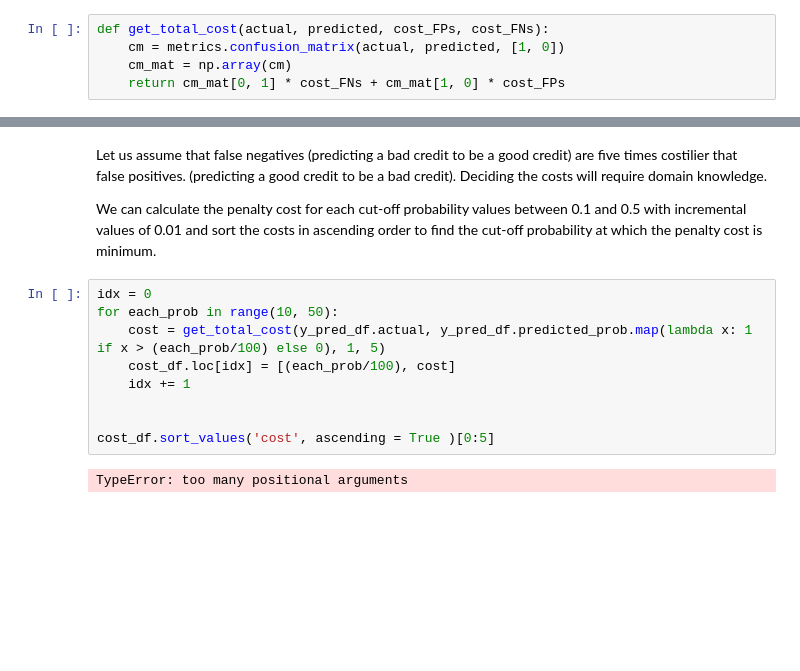
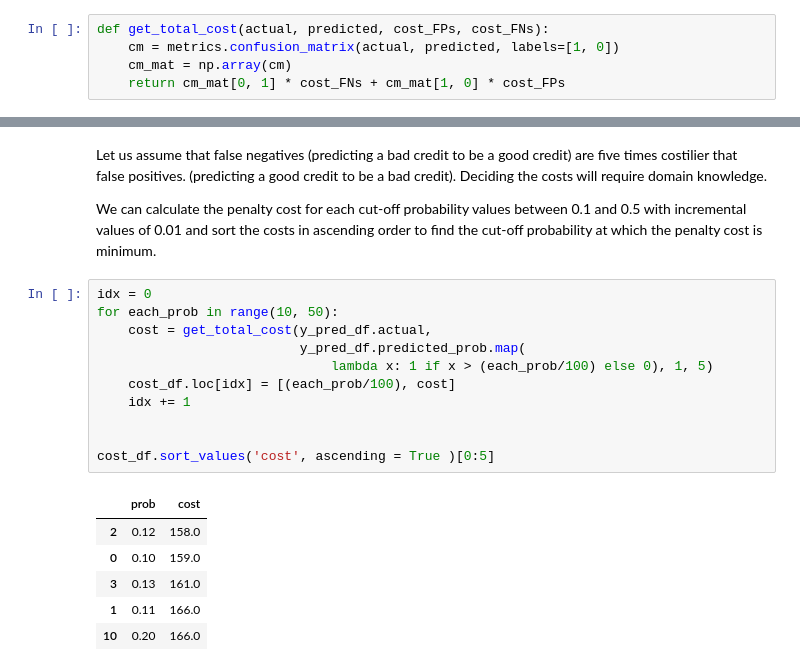
Before and after one commit to Anurag-Warthi/Data-Science-Machine-Learning, a Jupyter notebook: Data Science/03-Classification/Binary Logistic Regression.ipynb, the cells around one changed output, grey strips where cells are left out. Drawn from its saved outputs; the diff is of its cells as text; blank space fills up the shorter version.

```diff
--- a/Data Science/03-Classification/Binary Logistic Regression.ipynb
+++ b/Data Science/03-Classification/Binary Logistic Regression.ipynb
@@ -592,7 +591,7 @@ Total cost = FN × C1 + FP × C2
 The optimal cut-off probability is the one which minimizes the total penalty cost. We will write a method get_total_cost() to return the penalty cost for a specific cut-off probability. The method also takes the relative cost of false negatives and false positives. The function will take actual and predicted values, find the number of false positives (FPs) and false negatives (FNs), and return the total cost.
 # %%
 def get_total_cost(actual, predicted, cost_FPs, cost_FNs):
-    cm = metrics.confusion_matrix(actual, predicted, [1, 0])
+    cm = metrics.confusion_matrix(actual, predicted, labels=[1, 0])
     cm_mat = np.array(cm)
     return cm_mat[0, 1] * cost_FNs + cm_mat[1, 0] * cost_FPs
 # %% [markdown]
@@ -606,11 +605,18 @@ We can calculate the penalty cost for each cut-off probability values between 0.
 # %%
 idx = 0
 for each_prob in range(10, 50):
-    cost = get_total_cost(y_pred_df.actual, y_pred_df.predicted_prob.map(lambda x: 1 if x > (each_prob/100) else 0), 1, 5)
+    cost = get_total_cost(y_pred_df.actual,
+                          y_pred_df.predicted_prob.map(
+                              lambda x: 1 if x > (each_prob/100) else 0), 1, 5)
     cost_df.loc[idx] = [(each_prob/100), cost]
     idx += 1
 
 
 cost_df.sort_values('cost', ascending = True )[0:5]
 # %% [output]
-TypeError: too many positional arguments
+|  | prob | cost |
+| 2 | 0.12 | 158.0 |
+| 0 | 0.10 | 159.0 |
+| 3 | 0.13 | 161.0 |
+| 1 | 0.11 | 166.0 |
+| 10 | 0.20 | 166.0 |
```
Also changed, not shown: parts of 7 cells of this notebook.
